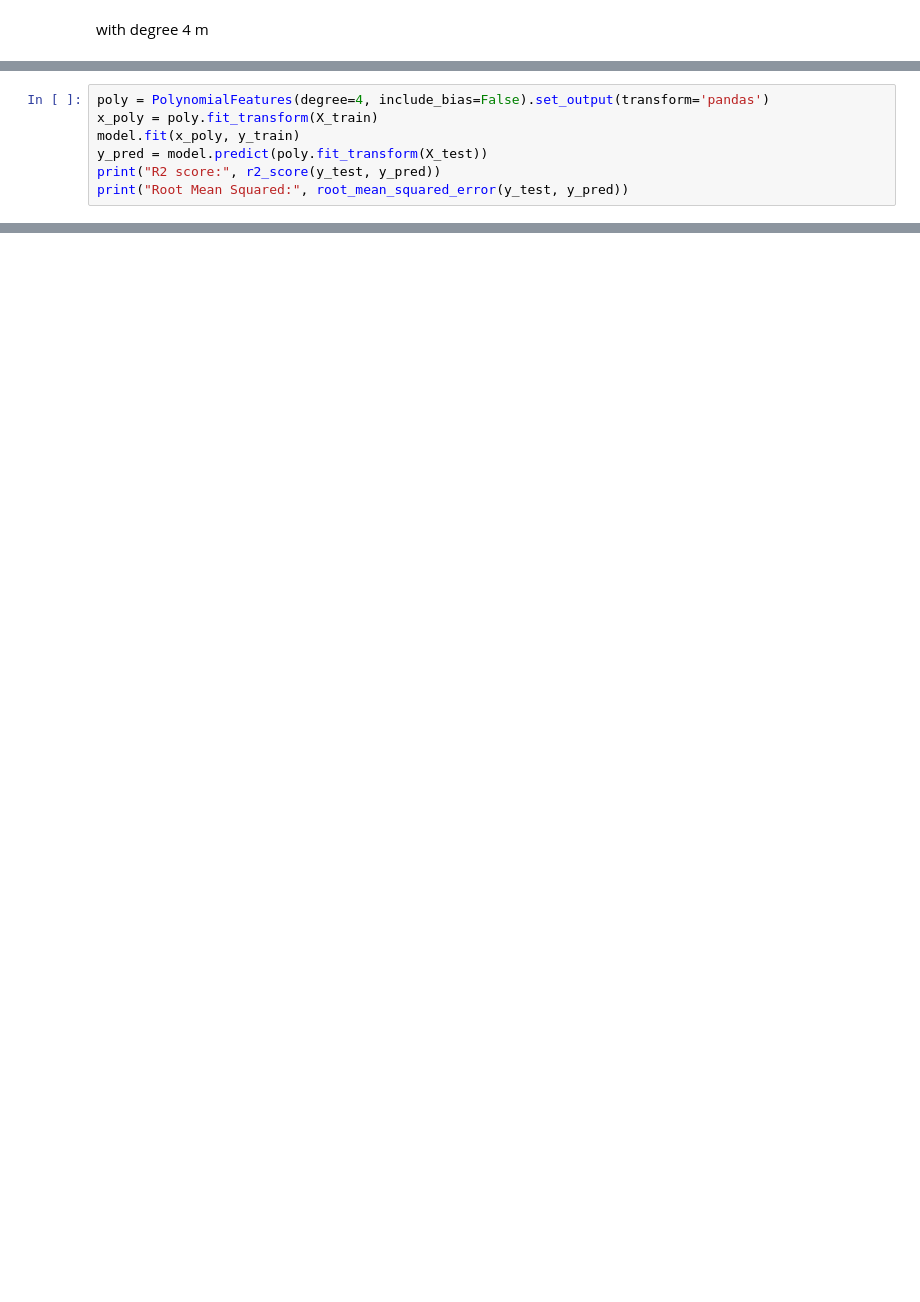
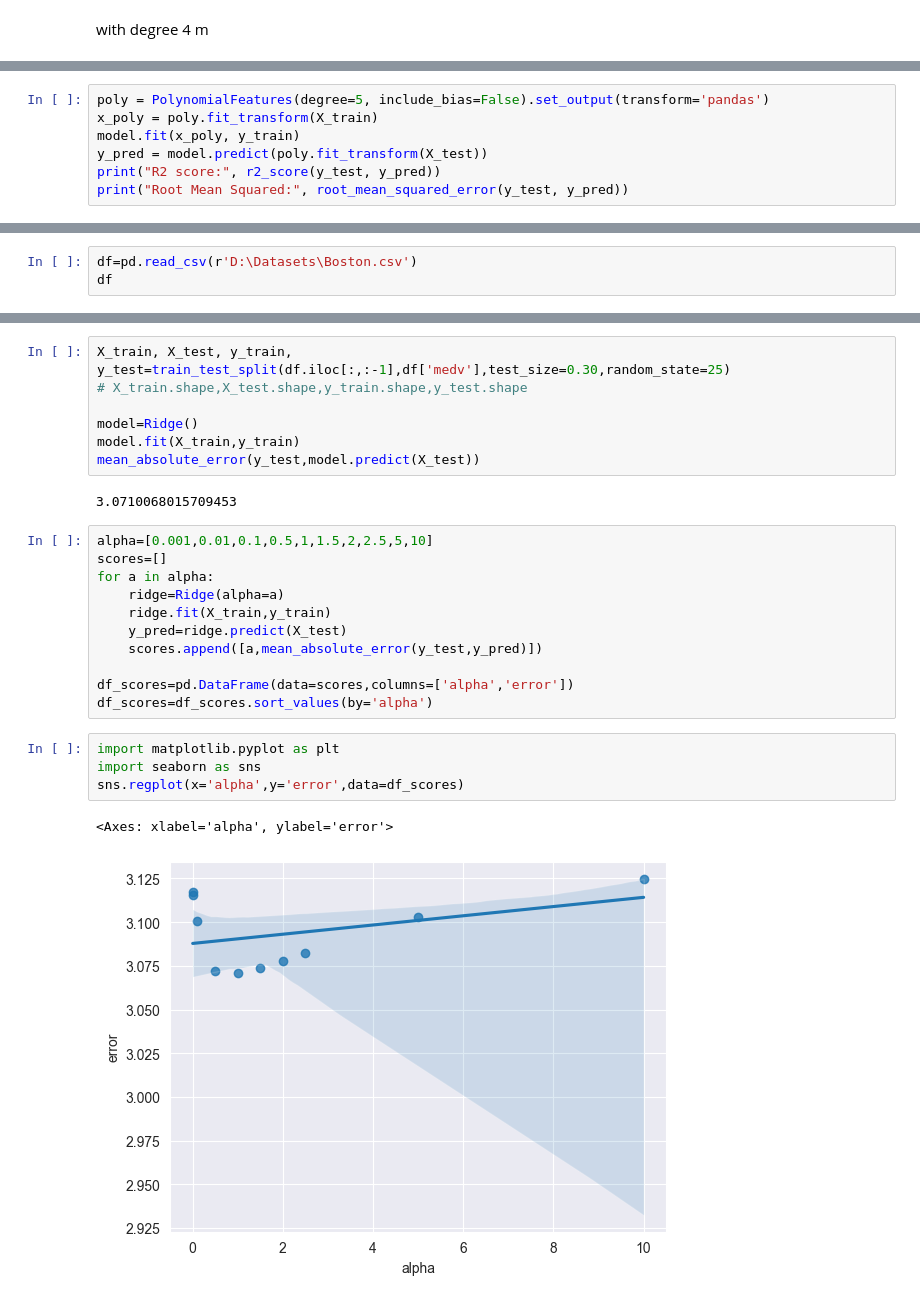
Before and after one commit to gpgaikwad576/DAIAugust2025, a Jupyter notebook: Python/Anurag/Machine learning/Theory/Day1.ipynb, the cells around one changed output, grey strips where cells are left out. Drawn from its saved outputs; the diff is of its cells as text; blank space fills up the shorter version.

```diff
--- a/Python/Anurag/Machine learning/Theory/Day1.ipynb
+++ b/Python/Anurag/Machine learning/Theory/Day1.ipynb
@@ -199,5 +199,5 @@ with degree 4
 # %%
-poly = PolynomialFeatures(degree=4, include_bias=False).set_output(transform='pandas')
+poly = PolynomialFeatures(degree=5, include_bias=False).set_output(transform='pandas')
 x_poly = poly.fit_transform(X_train)
 model.fit(x_poly, y_train)
 y_pred = model.predict(poly.fit_transform(X_test))
@@ -208,0 +209,3 @@ Root Mean Squared: 60.99588013403106
+# %%
+df=pd.read_csv(r'D:\Datasets\Boston.csv')
+df
@@ -208,0 +226,27 @@ Root Mean Squared: 60.99588013403106
+# %%
+X_train, X_test, y_train, y_test=train_test_split(df.iloc[:,:-1],df['medv'],test_size=0.30,random_state=25)
+# X_train.shape,X_test.shape,y_train.shape,y_test.shape
+
+model=Ridge()
+model.fit(X_train,y_train)
+mean_absolute_error(y_test,model.predict(X_test))
+# %% [output]
+3.0710068015709453
+# %%
+alpha=[0.001,0.01,0.1,0.5,1,1.5,2,2.5,5,10]
+scores=[]
+for a in alpha:
+    ridge=Ridge(alpha=a)
+    ridge.fit(X_train,y_train)
+    y_pred=ridge.predict(X_test)
+    scores.append([a,mean_absolute_error(y_test,y_pred)])
+
+df_scores=pd.DataFrame(data=scores,columns=['alpha','error'])
+df_scores=df_scores.sort_values(by='alpha')
+# %%
+import matplotlib.pyplot as plt
+import seaborn as sns
+sns.regplot(x='alpha',y='error',data=df_scores)
+# %% [output]
+<Axes: xlabel='alpha', ylabel='error'>
+[figure, added]
```
Also changed, not shown: parts of 11 cells of this notebook.
